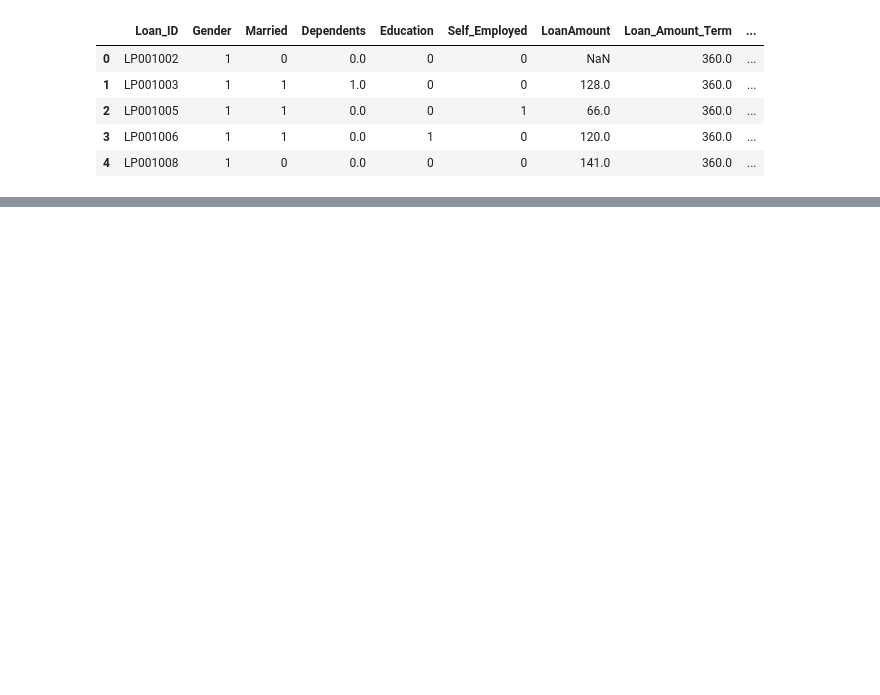
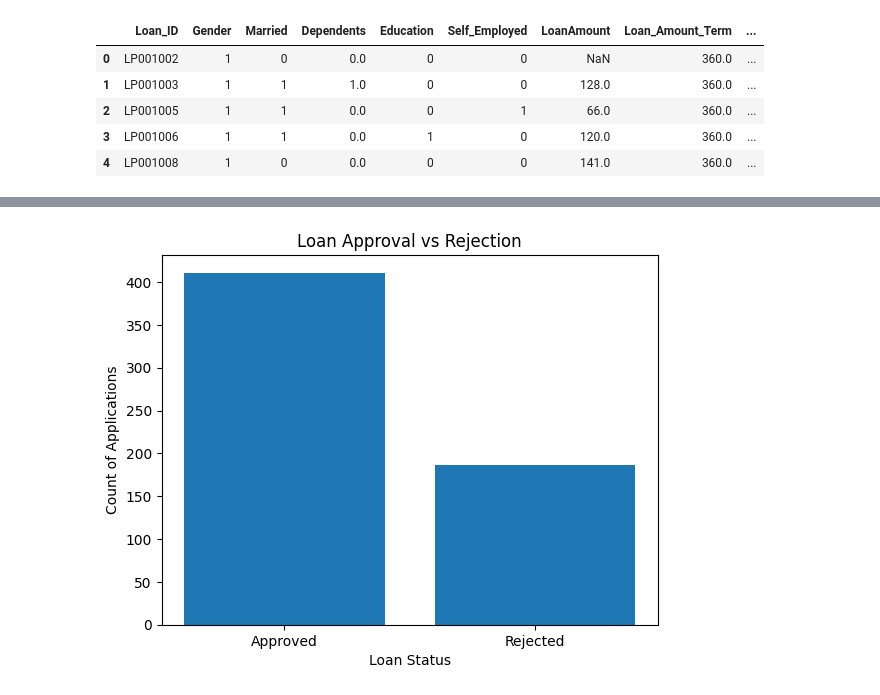
Before and after one commit to RudhranB-07/JavaUstProjects, a Jupyter notebook: LAP_Demo1.ipynb, the cells around one changed output, grey strips where cells are left out. Cells and saved outputs as stored; diff of their text form; code cells hidden in the pictures; blank space fills up the shorter version.

```diff
--- a/LAP_Demo1.ipynb
+++ b/LAP_Demo1.ipynb
@@ -150,3 +152,18 @@ data.describe()
 | 50% | 1.000000 | 1.000000 | 0.000000 | 0.000000 | 0.000000 | 127.000000 | 360.000000 | 1.000000 | ... |
 | 75% | 1.000000 | 1.000000 | 1.750000 | 0.000000 | 0.000000 | 167.000000 | 360.000000 | 1.000000 | ... |
 | max | 1.000000 | 1.000000 | 3.000000 | 1.000000 | 1.000000 | 650.000000 | 480.000000 | 1.000000 | ... |
+# %%
+#Bar Graph for repsenting the approved vs rejected loan applications
+approved=(data['Loan_Status']==1).sum()
+rejected=(data['Loan_Status']==0).sum()
+# %%
+labels=['Approved','Rejected']
+values=[approved,rejected]
+# %%
+plt.bar(labels,values)
+plt.xlabel('Loan Status')
+plt.ylabel('Count of Applications')
+plt.title('Loan Approval vs Rejection')
+plt.show()
+# %% [output]
+[figure, added]
```
Also changed, not shown: parts of 2 cells of this notebook.
